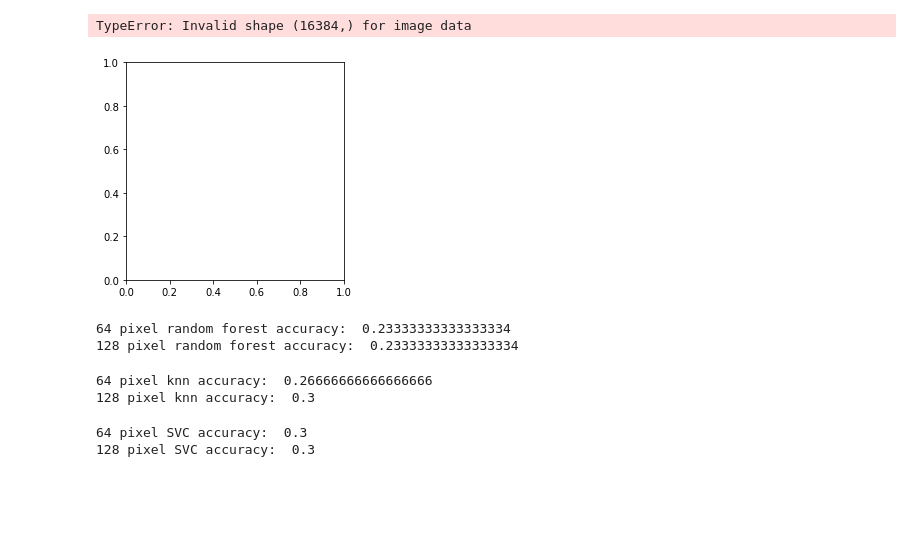
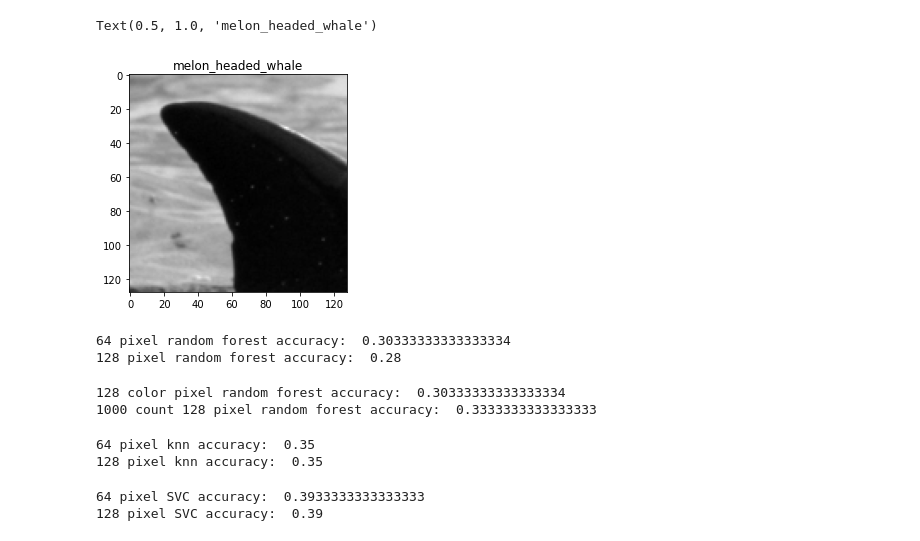
Before and after one commit to mead-d/CS455_Project, a Jupyter notebook: Keck_Mead_Project.ipynb, the cells around one changed output. Saved outputs shown, nothing was run; the diff lists cells and outputs as text; code cells hidden in the pictures; blank space fills up the shorter version.

Commit message:
Updates models to 1000 and 2000 load size

```diff
--- a/Keck_Mead_Project.ipynb
+++ b/Keck_Mead_Project.ipynb
@@ -94,5 +76,5 @@ Test file  100  loading.
 # %%
-X_train_128, y_train_128, X_test_128, y_test_128 = load_split_traindata(100, w= 128, gray= True)
+X_train_128, y_train_128, X_test_128, y_test_128 = load_split_traindata(1000, w= 128, gray= True)
 print(X_train_128.shape)
 # %% [output]
 Train file  1  loading.
@@ -121,42 +137,54 @@ TypeError: Invalid shape (4096,) for image data
 # %%
-plt.imshow(X_train_128[69], cmap= 'gray')
+plt.imshow(X_train_128[69].reshape(128, 128), cmap= 'gray')
 plt.title(y_train_128[69])
 # %% [output]
-TypeError: Invalid shape (16384,) for image data
+Text(0.5, 1.0, 'melon_headed_whale')
-[figure, old version]
+[figure, new version]
 # %%
-rf_100_64 = RandomForestClassifier(n_estimators = 5, random_state= 42)
-rf_100_128 = RandomForestClassifier(n_estimators = 5, random_state= 42)
-rf_100_64.fit(X_train_64, y_train_64)
-rf_100_128.fit(X_train_128, y_train_128)
-rf_100_64.predict(X_test_64)
-rf_100_128.predict(X_test_128)
-print("64 pixel random forest accuracy: ", rf_100_64.score(X_test_64, y_test_64))
-print("128 pixel random forest accuracy: ", rf_100_128.score(X_test_128, y_test_128))
+rf_1000_64 = RandomForestClassifier(n_estimators = 5, random_state= 42)
+rf_1000_128 = RandomForestClassifier(n_estimators = 5, random_state= 42)
+rf_1000_64.fit(X_train_64, y_train_64)
+rf_1000_128.fit(X_train_128, y_train_128)
+rf_1000_64.predict(X_test_64)
+rf_1000_128.predict(X_test_128)
+print("64 pixel random forest accuracy: ", rf_1000_64.score(X_test_64, y_test_64))
+print("128 pixel random forest accuracy: ", rf_1000_128.score(X_test_128, y_test_128))
 # %% [output]
-64 pixel random forest accuracy:  0.23333333333333334
-128 pixel random forest accuracy:  0.23333333333333334
+64 pixel random forest accuracy:  0.30333333333333334
+128 pixel random forest accuracy:  0.28
+# %%
+rf_1000_128_color = RandomForestClassifier(n_estimators = 5, random_state= 42)
+rf_2000_128 = RandomForestClassifier(n_estimators= 5, random_state= 42)
+rf_1000_128_color.fit(X_train_128_color, y_train_128_color)
+rf_1000_128_color.predict(X_test_128_color)
+rf_2000_128.fit(X_train_128_2000, y_train_128_2000)
+rf_2000_128.predict(X_test_128_2000)
+print("128 color pixel random forest accuracy: ", rf_1000_128_color.score(X_test_128_color, y_test_128))
+print("1000 count 128 pixel random forest accuracy: ", rf_2000_128.score(X_test_128_2000, y_test_128_2000))
+# %% [output]
+128 color pixel random forest accuracy:  0.30333333333333334
+1000 count 128 pixel random forest accuracy:  0.3333333333333333
 # %%
-knn_100_64 = KNeighborsClassifier()
-knn_100_128 = KNeighborsClassifier()
-knn_100_64.fit(X_train_64, y_train_64)
-knn_100_128.fit(X_train_128, y_train_128)
-knn_100_64.predict(X_test_64)
-knn_100_128.predict(X_test_128)
-print("64 pixel knn accuracy: ", knn_100_64.score(X_test_64, y_test_64))
-print("128 pixel knn accuracy: ", knn_100_128.score(X_test_128, y_test_128))
+knn_1000_64 = KNeighborsClassifier(n_neighbors= 15)
+knn_1000_128 = KNeighborsClassifier(n_neighbors= 15)
+knn_1000_64.fit(X_train_64, y_train_64)
+knn_1000_128.fit(X_train_128, y_train_128)
+knn_1000_64.predict(X_test_64)
+knn_1000_128.predict(X_test_128)
+print("64 pixel knn accuracy: ", knn_1000_64.score(X_test_64, y_test_64))
+print("128 pixel knn accuracy: ", knn_1000_128.score(X_test_128, y_test_128))
 # %% [output]
-64 pixel knn accuracy:  0.26666666666666666
-128 pixel knn accuracy:  0.3
+64 pixel knn accuracy:  0.35
+128 pixel knn accuracy:  0.35
 # %%
-svc_100_64 = SVC()
-svc_100_128 = SVC()
-svc_100_64.fit(X_train_64, y_train_64)
-svc_100_128.fit(X_train_128, y_train_128)
-svc_100_64.predict(X_test_64)
-svc_100_128.predict(X_test_128)
-print("64 pixel SVC accuracy: ", svc_100_64.score(X_test_64, y_test_64))
-print("128 pixel SVC accuracy: ", svc_100_128.score(X_test_128, y_test_128))
+svc_1000_64 = SVC(degree= 3, probability= True)
+svc_1000_128 = SVC(degree= 3, probability= True)
+svc_1000_64.fit(X_train_64, y_train_64)
+svc_1000_128.fit(X_train_128, y_train_128)
+svc_1000_64.predict(X_test_64)
+svc_1000_128.predict(X_test_128)
+print("64 pixel SVC accuracy: ", svc_1000_64.score(X_test_64, y_test_64))
+print("128 pixel SVC accuracy: ", svc_1000_128.score(X_test_128, y_test_128))
 # %% [output]
-64 pixel SVC accuracy:  0.3
-128 pixel SVC accuracy:  0.3
+64 pixel SVC accuracy:  0.3933333333333333
+128 pixel SVC accuracy:  0.39
```
Also changed, not shown: parts of 9 cells of this notebook.
